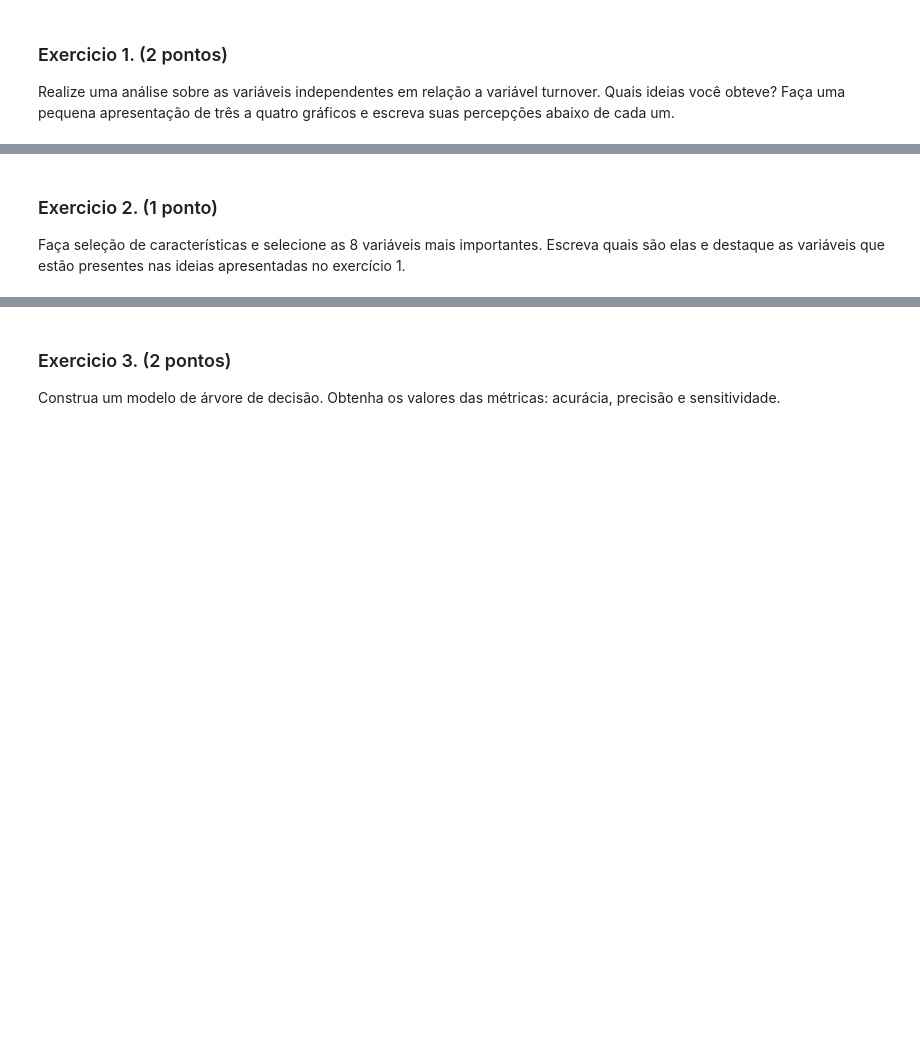
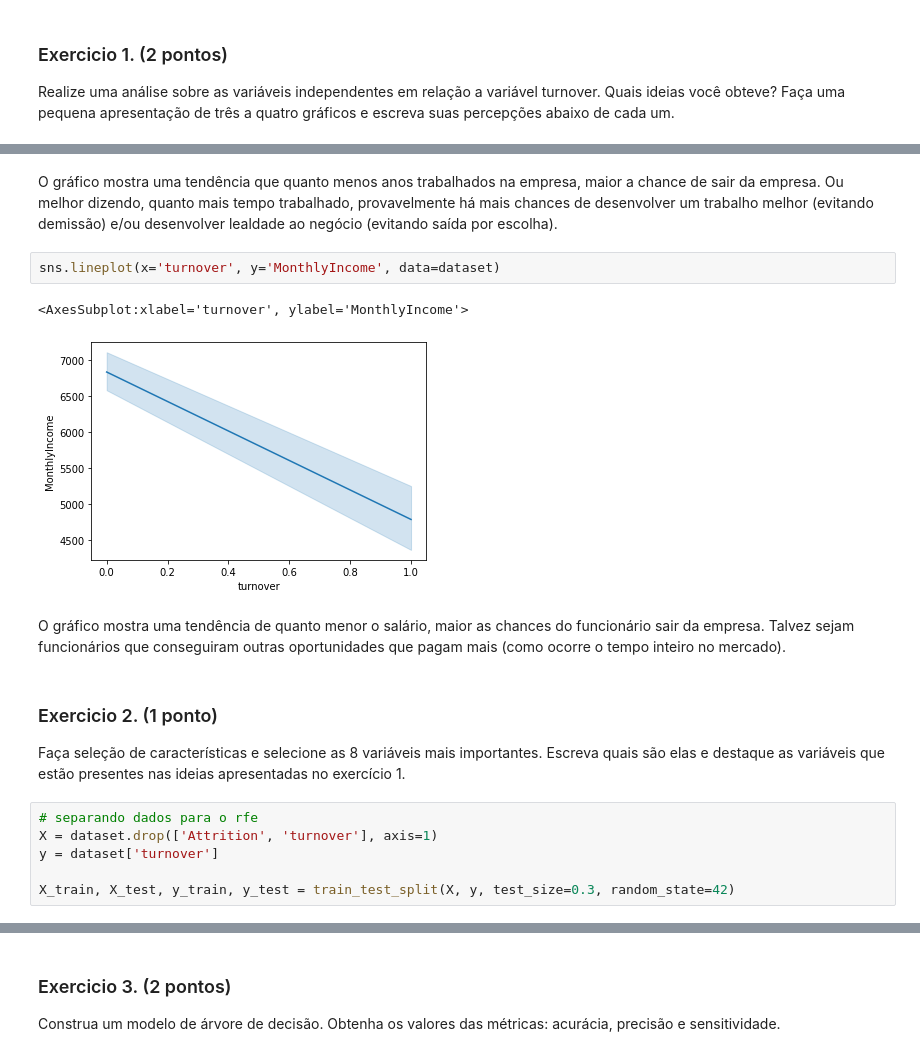
Before and after one commit to joaodath/dados_mod1, a Jupyter notebook: mod_3/projeto01/projeto01.ipynb, the cells around one changed output, grey strips where cells are left out. Cells and saved outputs as stored; diff of their text form; blank space fills up the shorter version.

```diff
--- a/mod_3/projeto01/projeto01.ipynb
+++ b/mod_3/projeto01/projeto01.ipynb
@@ -90,3 +270,18 @@ Realize uma análise sobre as variáveis independentes em relação a variável
+# %% [markdown]
+O gráfico mostra uma tendência que quanto menos anos trabalhados na empresa, maior a chance de sair da empresa. Ou melhor dizendo, quanto mais tempo trabalhado, provavelmente há mais chances de desenvolver um trabalho melhor (evitando demissão) e/ou desenvolver lealdade ao negócio (evitando saída por escolha).
+# %%
+sns.lineplot(x='turnover', y='MonthlyIncome', data=dataset)
+# %% [output]
+<AxesSubplot:xlabel='turnover', ylabel='MonthlyIncome'>
+[figure, added]
+# %% [markdown]
+O gráfico mostra uma tendência de quanto menor o salário, maior as chances do funcionário sair da empresa. Talvez sejam funcionários que conseguiram outras oportunidades que pagam mais (como ocorre o tempo inteiro no mercado).
 # %% [markdown]
 ### Exercicio 2. (1 ponto)
 Faça seleção de características e selecione as 8 variáveis mais importantes. Escreva quais são elas e destaque as variáveis que estão presentes nas ideias apresentadas no exercício 1.
+# %%
+# separando dados para o rfe
+X = dataset.drop(['Attrition', 'turnover'], axis=1)
+y = dataset['turnover']
+
+X_train, X_test, y_train, y_test = train_test_split(X, y, test_size=0.3, random_state=42)
```
Also changed, not shown: parts of 31 cells of this notebook.
